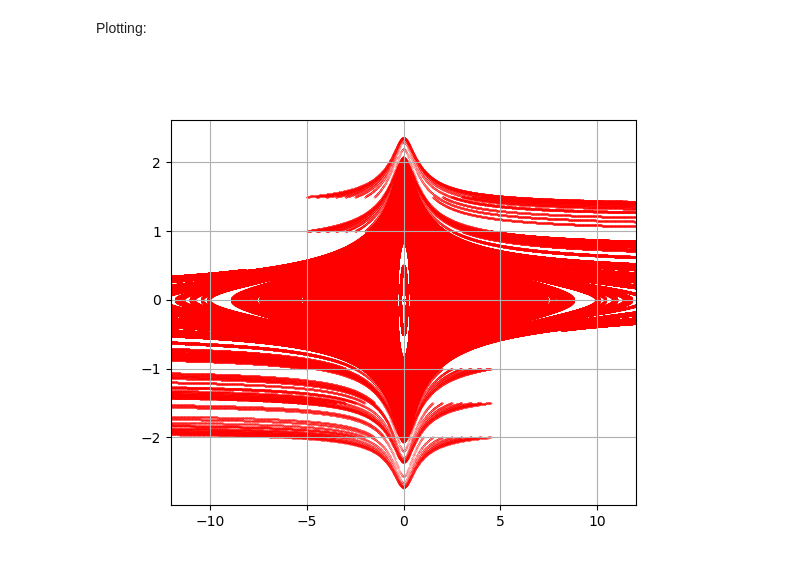
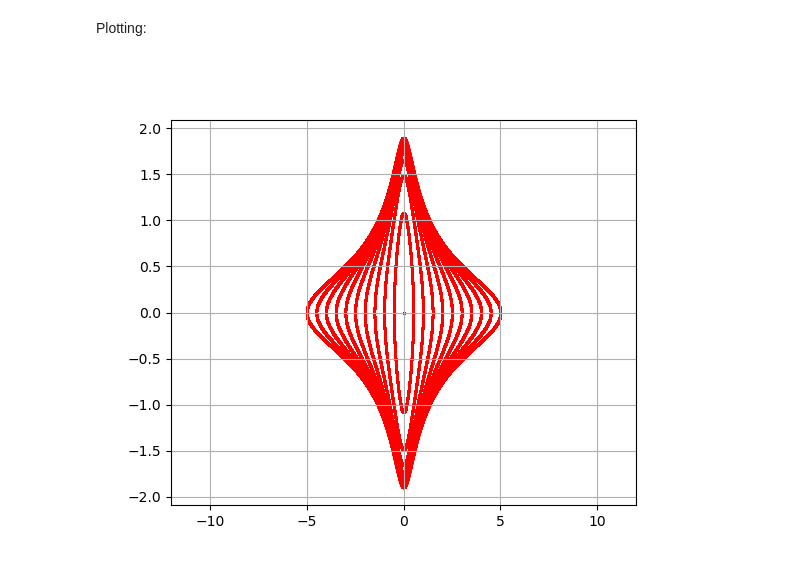
Before and after one commit to bdockfn/Sitnikov-problem, a Jupyter notebook: example.ipynb, the cells around one changed output. Drawn from its saved outputs; the diff is of its cells as text; code cells hidden in the pictures.

```diff
--- a/example.ipynb
+++ b/example.ipynb
@@ -52,34 +52,34 @@ Making boundaries for defining the initial data even grid: \
 # %%
 a = 1/2
-e = 0.1
+e = 0
 N = 100
 period = 2*np.pi
 time_step = 0.01
 
-start_z = -5
-stop_z = 5
-start_v = -2
-stop_v = 2
+start_z, stop_z = -5, 5
+start_v, stop_v = 0, 0
 grid_step = 0.5
 # %% [markdown]
 Calculations:
 # %%
-y0 = initial_grid_zv(start_z, stop_z, start_v, stop_v, grid_step)
-#for k in range(len(y0[:,1])):    y0[k,1]=0
+y0 = initial_grid_zv(start_z, stop_z, start_v, stop_v, grid_step, v_dim=True)
 res = solution(y0, a, e, period, N, time_step)
 # %% [markdown]
 Plotting:
 # %%
 def show(res):
     z = res[:,0]
     v = res[:,1]
+    #plt.style.use('seaborn')
 
-    fig = plt.figure(figsize = (6, 5))
-    plt.scatter(z, v, color = 'red', s = 0.03)
+    plt.figure(figsize = (6, 5))
+    #plt.plot(z, v, 'ro', linewidth=0.1)# color = 'red')#, s = 0.1, marker='.')
+    #plt.scatter(z, v,  color = 'red', marker='.', linewidth=0.01)#, s = 1)
+    plt.scatter(z, v,  color = 'red', s = 0.001)
     plt.xlim(-12, 12)
     #plt.ylim(-2, 2)
     plt.grid()
     plt.show()
 show(res)
 # %% [output]
-[figure, old version]
+[figure, new version]
```
Also changed, not shown: parts of 2 cells of this notebook, 1 other file.
